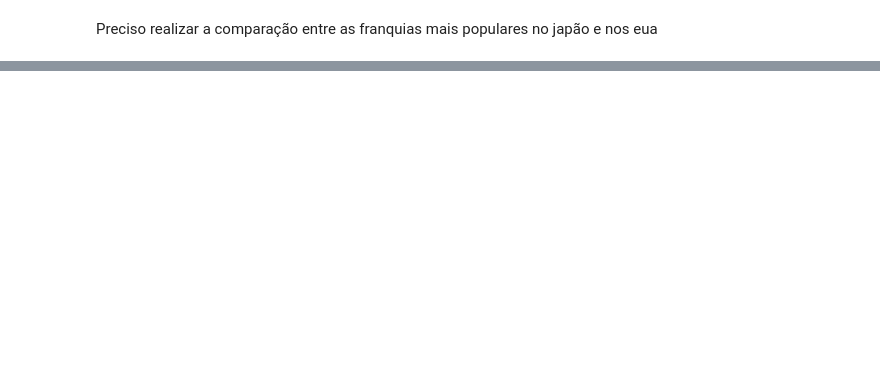
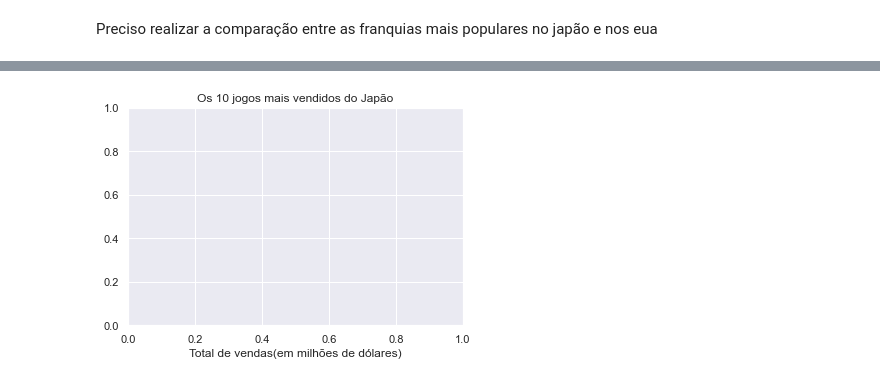
Before and after one commit to Sartorio12/analise_videogames, a Jupyter notebook: vendas_videogames.ipynb, the cells around one changed output, grey strips where cells are left out. Drawn from its saved outputs; the diff is of its cells as text; code cells hidden in the pictures; blank space fills up the shorter version.

```diff
--- a/vendas_videogames.ipynb
+++ b/vendas_videogames.ipynb
@@ -138,3 +282,11 @@ Preciso realizar a comparação entre as franquias mais populares no japão e no
+# %%
+top_10_plat = crosstab_vg[crosstab_vg['Total'] > 1000].sort_values('Total', ascending = False)
+top_10_final = top_10_plat.append(pd.DataFrame(top_10_plat.sum(), columns=['Total']).T,ignore_index=False)
+plt.title('Os 10 jogos mais vendidos do Japão')
+plt.xlabel('Total de vendas(em milhões de dólares)')
+plt.show()
+# %% [output]
+[figure, added]
 # %%
 df2 = df
 # %%
```
Also changed, not shown: parts of 18 cells of this notebook.
